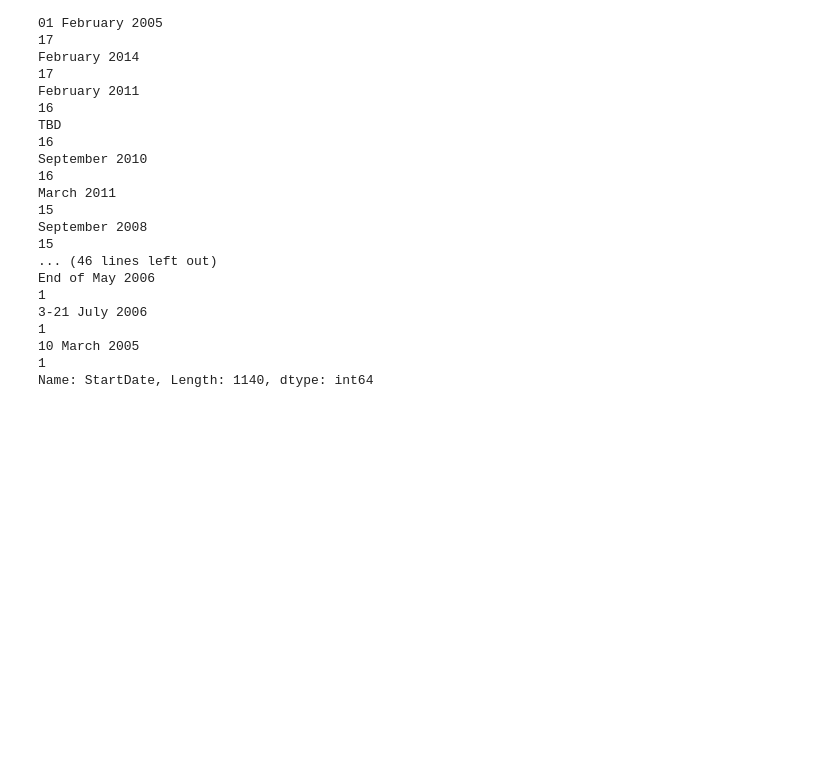
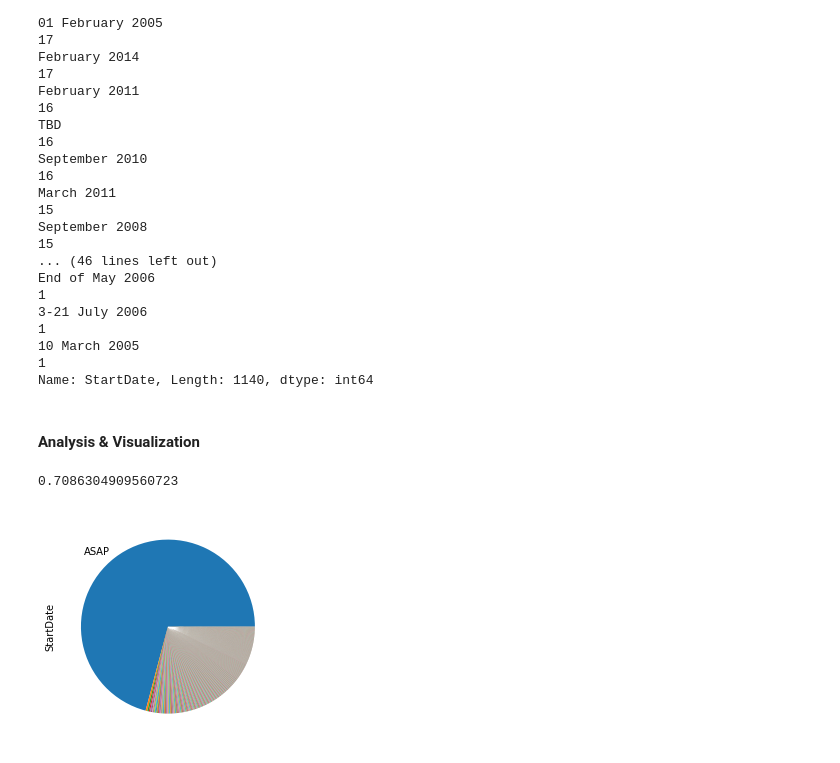
Before and after one commit to ArushiC/Data-Wrangling, a Jupyter notebook: data-wrangling.ipynb, the cells around one changed output. Cells and saved outputs as stored; diff of their text form; code cells hidden in the pictures; blank space fills up the shorter version.

Commit message:
Add analyses and visualizations

```diff
--- a/data-wrangling.ipynb
+++ b/data-wrangling.ipynb
@@ -210,3 +213,19 @@ Name: StartDate, Length: 1140, dtype: int64
 #assert statement, a staple in software development, used to test if our cleaning code worked
 for item in asap_list:
     assert item not in df_clean.StartDate.values
+# %% [markdown]
+#### Analysis & Visualization
+# %%
+# Find the % of posting with a StartDate are looking for someone to start urgently / ASAP
+df_clean.query("StartDate == 'ASAP'")["jobpost"].count()/df_clean["StartDate"].count()
+# %% [output]
+0.7086304909560723
+# %%
+# Create custom label list to avoid showing the long list of values that exist under StartDate
+labels = np.full(len(df_clean.StartDate.value_counts()), "", dtype='object')
+labels[0] = "ASAP"
+# %%
+# Create visulaiztaion showing the max. distribution of ASAP under StartDate
+df_clean.StartDate.value_counts().plot(kind = 'pie', labels=labels);
+# %% [output]
+[figure, added]
```
Also changed, not shown: parts of 1 cell of this notebook.
